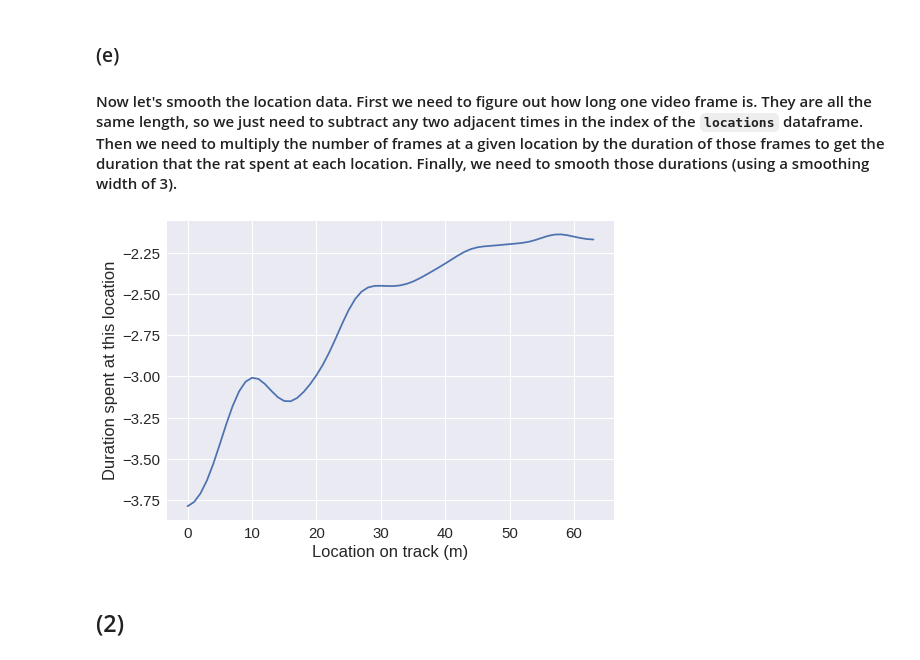
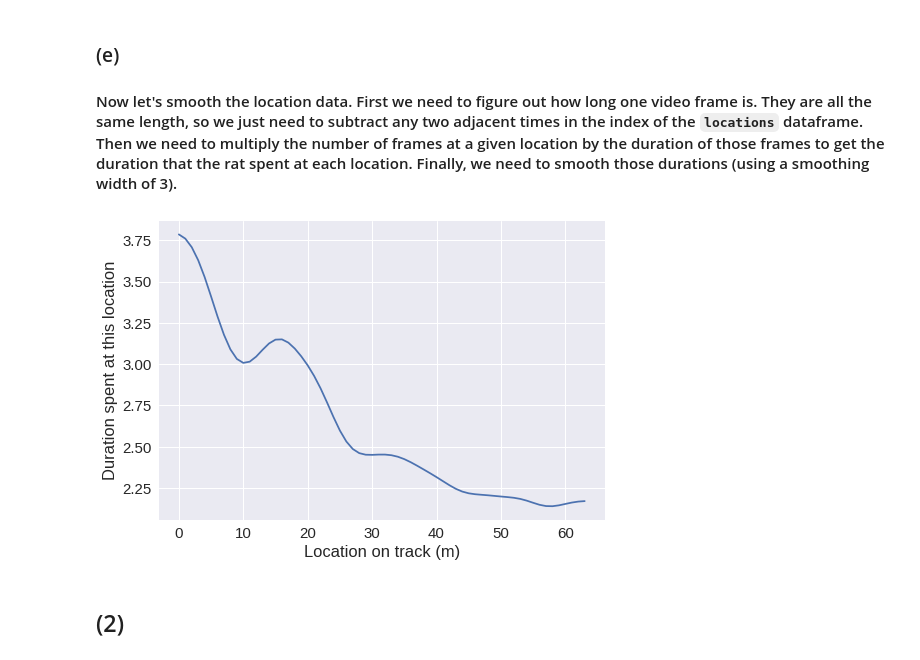
Before and after one commit to Upserge/MAT494---Neuro, a Jupyter notebook: JS_neural_coding_exercises.ipynb, the cells around one changed output. Drawn from its saved outputs; the diff is of its cells as text; code cells hidden in the pictures.

```diff
--- a/JS_neural_coding_exercises.ipynb
+++ b/JS_neural_coding_exercises.ipynb
@@ -107,14 +107,14 @@ plt.plot(smooth); # The orange trace
 ### (e)
 #### Now let's smooth the location data.  First we need to figure out how long one video frame is.  They are all the same length, so we just need to subtract any two adjacent times in the index of the `locations` dataframe.  Then we need to multiply the number of frames at a given location by the duration of those frames to get the duration that the rat spent at each location.  Finally, we need to smooth those durations (using a smoothing width of 3).
 # %%
-frame_duration = locations.index[0] - locations.index[1]
+frame_duration = locations.index[1] - locations.index[0]
 durations_at_each_location = frames_at_each_location * frame_duration
 durations_at_each_location = gaussian_filter(durations_at_each_location, smoothing_width)
 plt.plot(durations_at_each_location)
 plt.xlabel('Location on track (m)')
 plt.ylabel('Duration spent at this location');
 # %% [output]
-[figure, old version]
+[figure, new version]
 # %% [markdown]
 ## (2)
 # %% [markdown]
```
Also changed, not shown: parts of 5 cells of this notebook.
